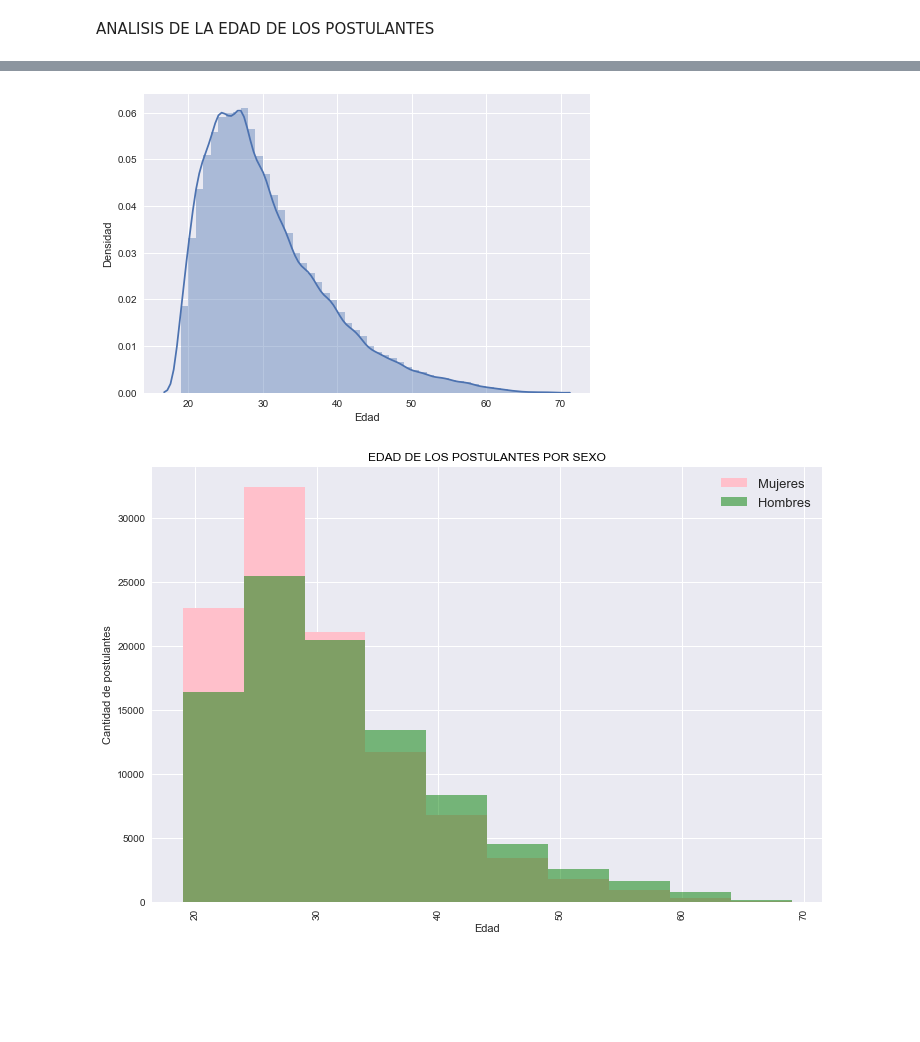
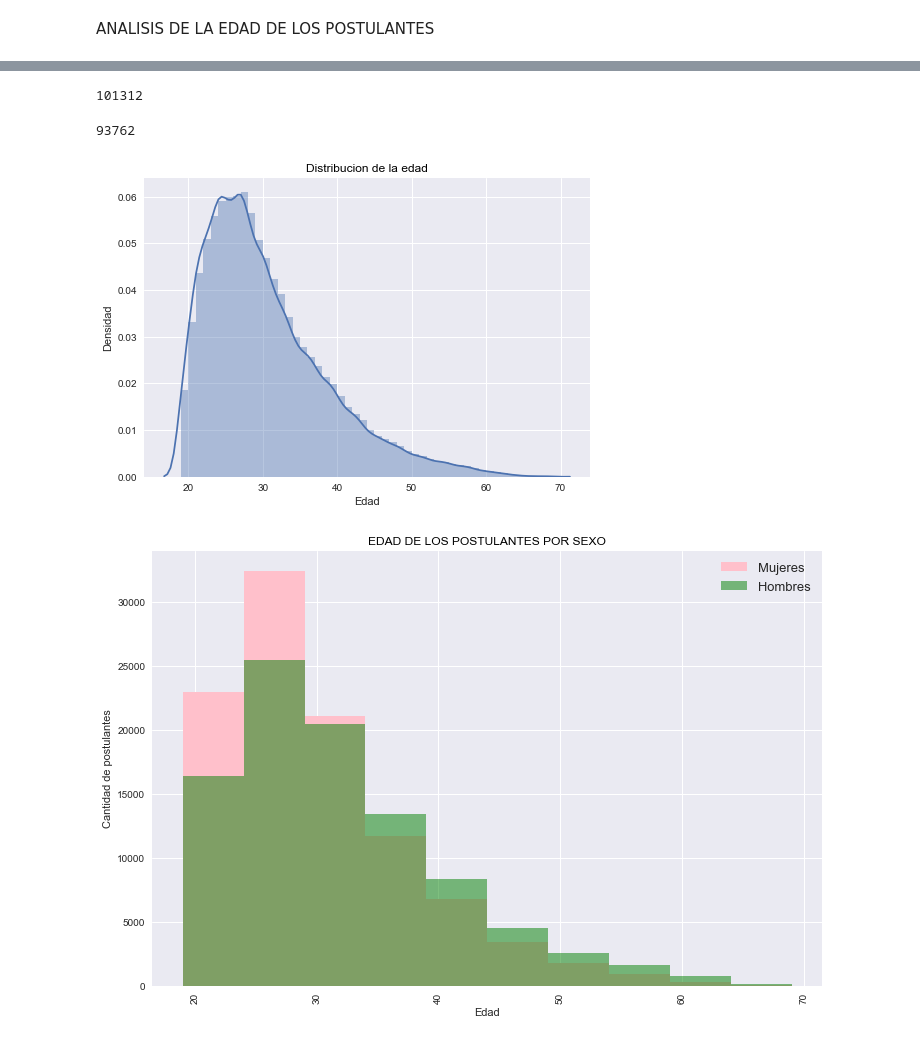
Before and after one commit to matfonseca/OrgaDatos, a Jupyter notebook: Analisis exploratorio.ipynb, the cells around one changed output, grey strips where cells are left out. Cells and saved outputs as stored; diff of their text form; code cells hidden in the pictures; blank space fills up the shorter version.

```diff
--- a/Analisis exploratorio.ipynb
+++ b/Analisis exploratorio.ipynb
@@ -149,16 +156,26 @@ ages_fem = ages_fem["fechanacimiento"].map(lambda x: 2018 - x.year)
 
 ages_masc = ages[ages["sexo"] == "MASC"]
 ages_masc = ages_masc["fechanacimiento"].map(lambda x: 2018 - x.year)
+# %%
+#verificamos que los valores sean comparables
+ages_fem.count()
+# %% [output]
+101312
+# %%
+ages_masc.count()
+# %% [output]
+93762
 # %%
 import seaborn as sns
 sns.set(color_codes=True)
-
+plt.title ('Distribucion de la edad',color='black')
 ax = sns.distplot(years)
 ax.set_ylabel('Densidad')
 ax.set_xlabel("Edad")
+plt.savefig("distribucionedad.png", bbox_inches = "tight")
 plt.show()
 # %% [output]
-[figure, old version]
+[figure, new version]
 # %%
 plt.title ('EDAD DE LOS POSTULANTES POR SEXO',color='black')
 
```
Also changed, not shown: parts of 11 cells of this notebook.
